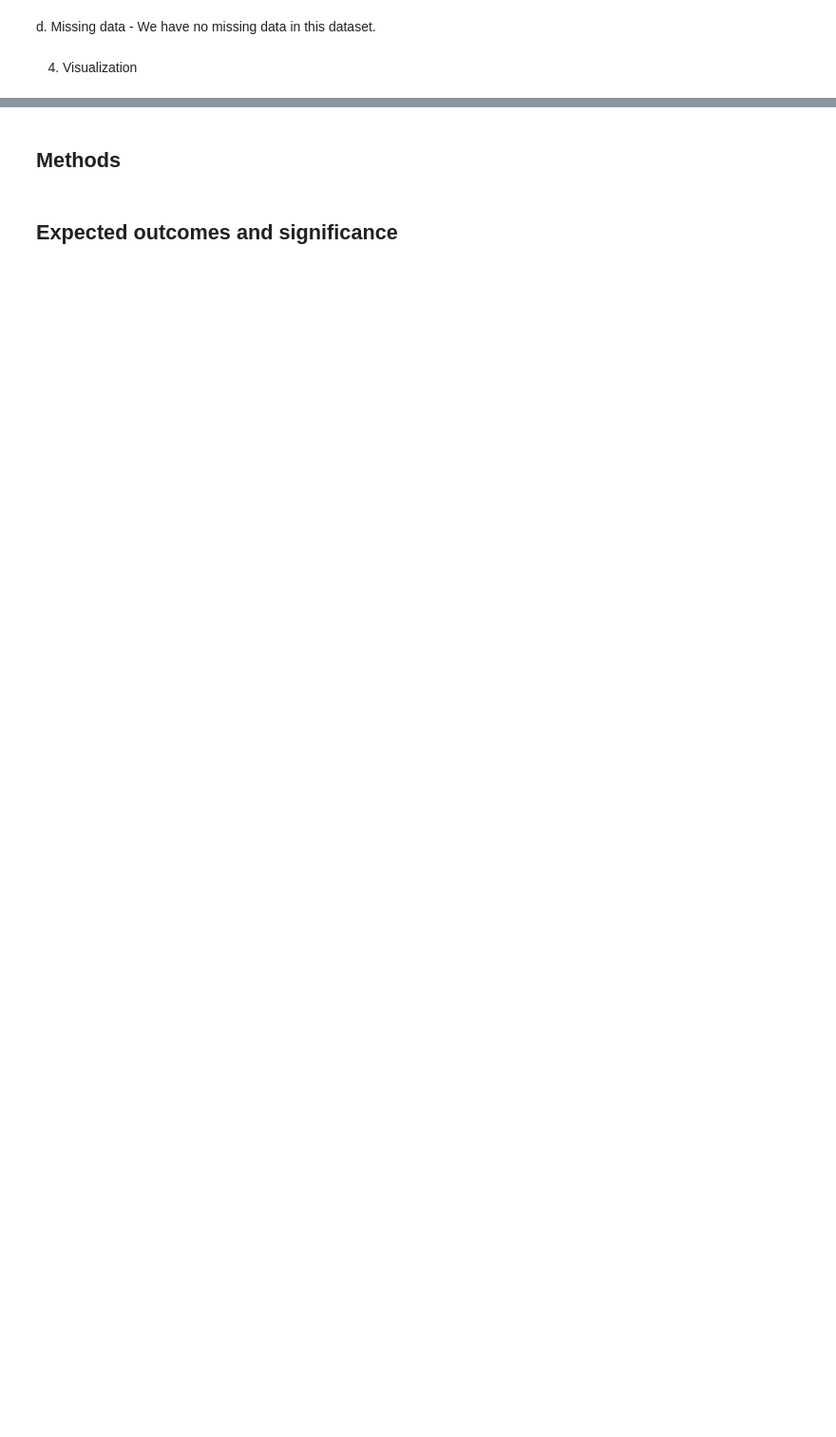
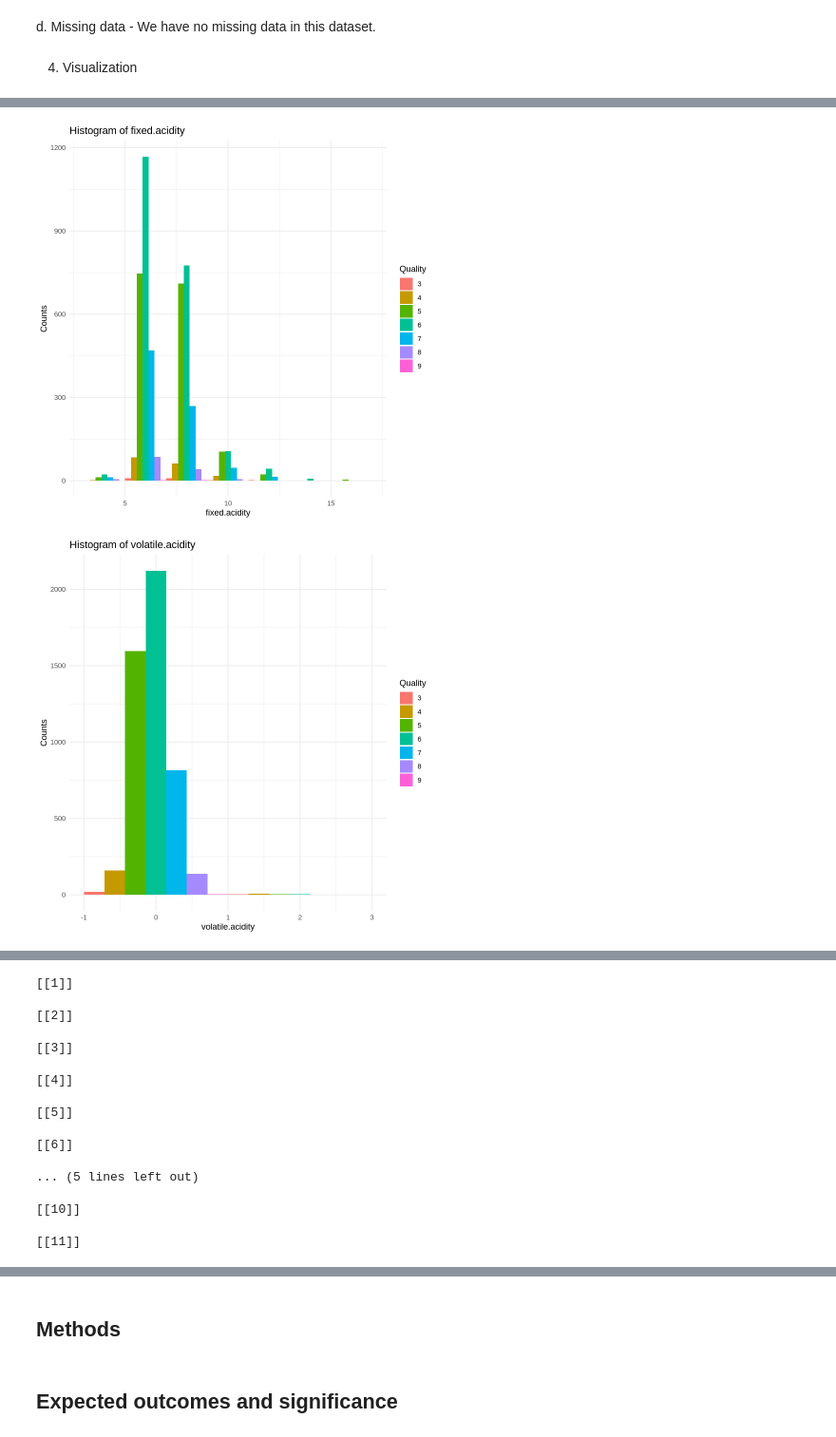
Before and after one commit to AlexNgGit/DSCI-GROUP-3, a Jupyter notebook: src/proposal.ipynb, the cells around one changed output, grey strips where cells are left out. Shown at 95% size. Drawn from its saved outputs; the diff is of its cells as text; code cells hidden in the pictures; blank space fills up the shorter version.

```diff
--- a/src/proposal.ipynb
+++ b/src/proposal.ipynb
@@ -165,0 +143,15 @@ mean_histograms
+# %%
+wine_filter <- wine_training |>
+               select(-type)
+
+histograms <- lapply(names(wine_filter)[!names(wine_filter) %in% c("quality")], function(col) {
+  ggplot(wine_filter, aes(x = !!sym(col), fill = quality)) +
+    geom_histogram(position = "dodge", bins = 100, binwidth = 2) +
+    labs(title = paste("Histogram of", col), x = col, y = "Counts", fill = "Quality") +
+    theme_minimal()
+})
+
+histograms
+# %% [output]
+[figure, added]
+[figure, added]
@@ -165,0 +165,17 @@ mean_histograms
+[[1]]
+
+[[2]]
+
+[[3]]
+
+[[4]]
+
+[[5]]
+
+[[6]]
+
+... (5 lines left out)
+
+[[10]]
+
+[[11]]
```
Also changed, not shown: parts of 14 cells of this notebook.
